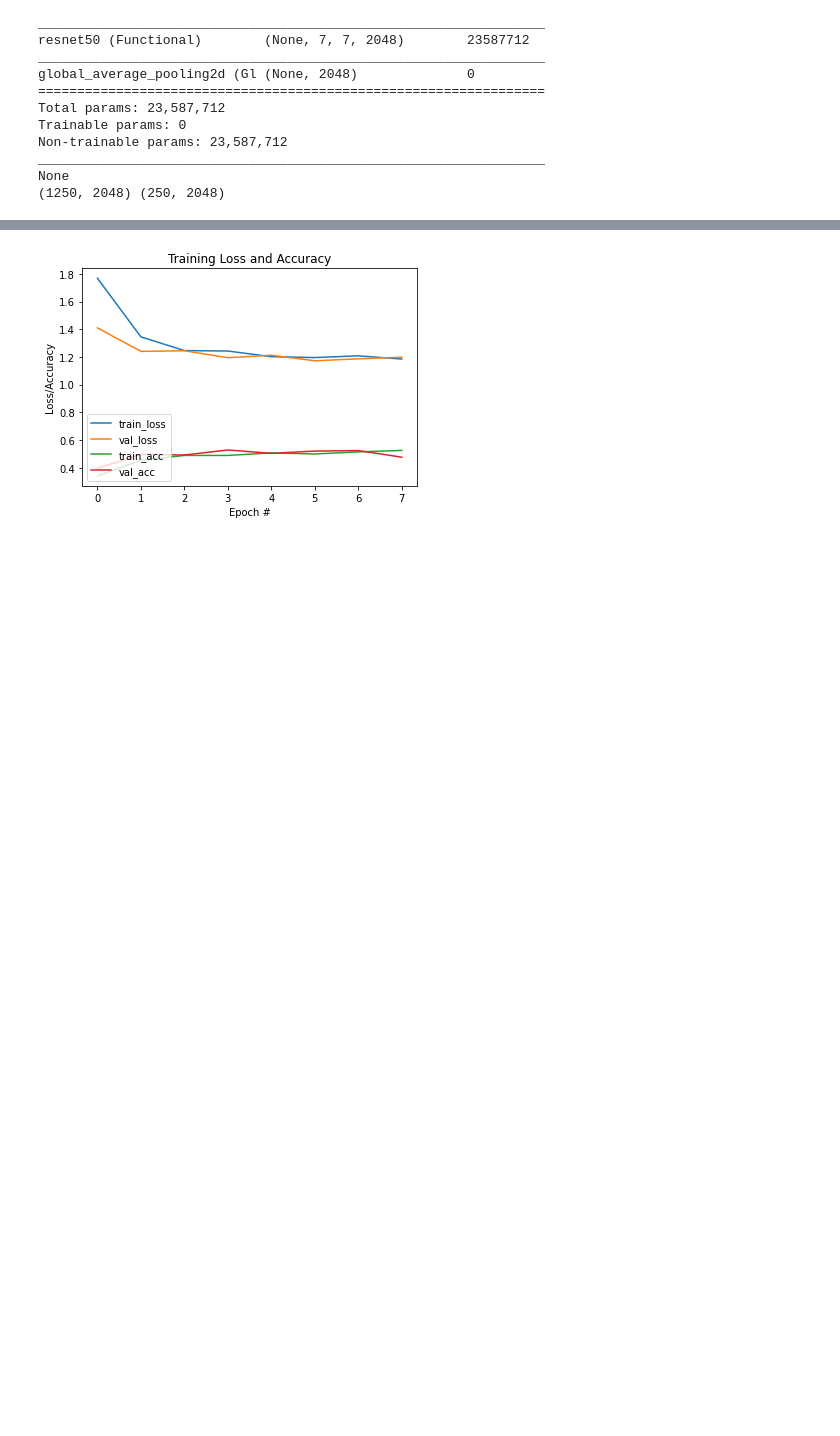
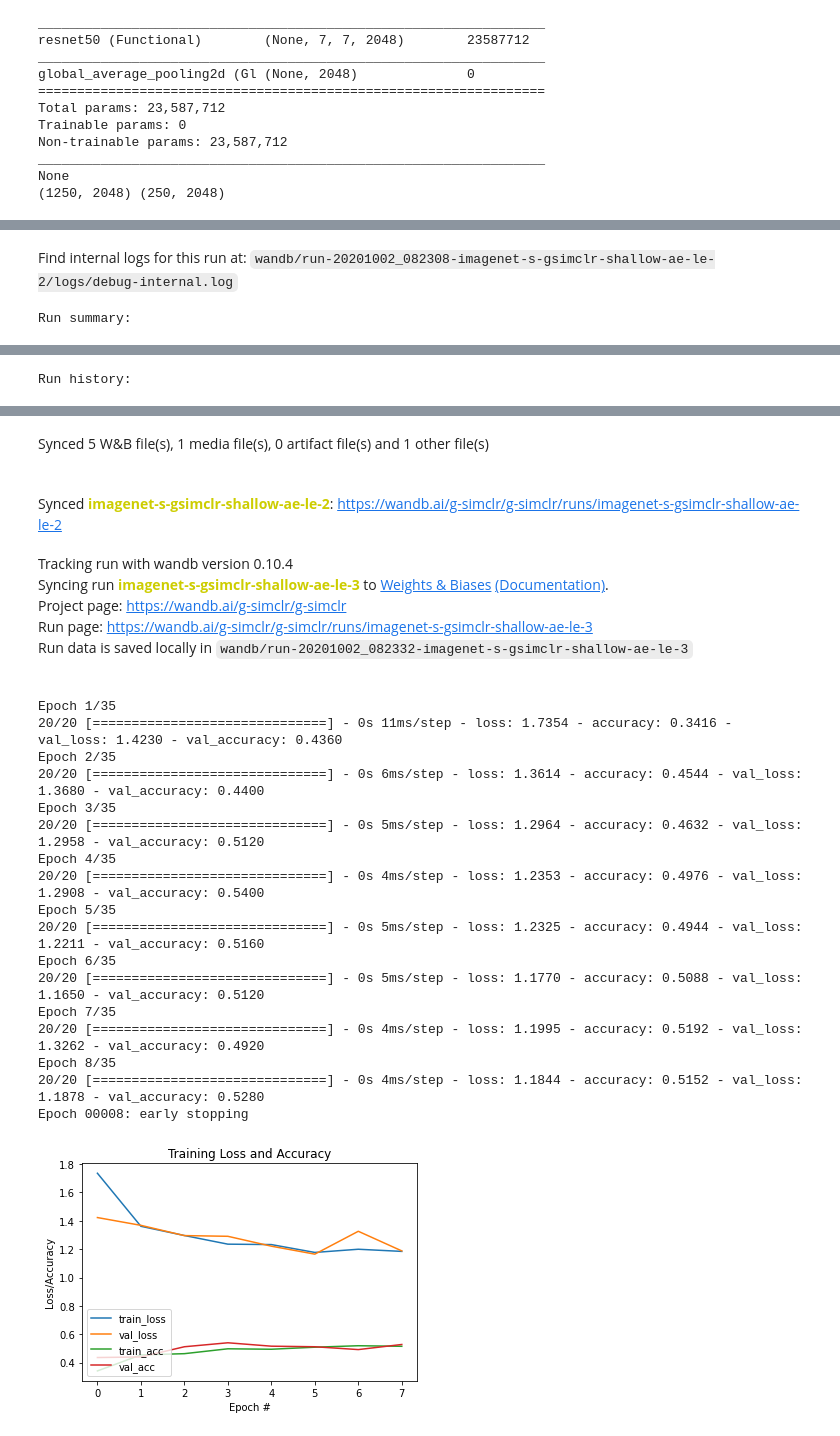
Before and after one commit to ariG23498/G-SimCLR, a Jupyter notebook: Imagenet_Subset/SimCLR_Pseudo_Labels/Shallow Autoencoder/Linear_Evaluation.ipynb, the cells around one changed output, grey strips where cells are left out. Drawn from its saved outputs; the diff is of its cells as text; code cells hidden in the pictures; blank space fills up the shorter version.

```diff
--- a/Imagenet_Subset/SimCLR_Pseudo_Labels/Shallow Autoencoder/Linear_Evaluation.ipynb
+++ b/Imagenet_Subset/SimCLR_Pseudo_Labels/Shallow Autoencoder/Linear_Evaluation.ipynb
@@ -345,6 +407,9 @@ _________________________________________________________________
 None
 (1250, 2048) (250, 2048)
 # %%
+# Initialize wandb
+wandb.init(entity="g-simclr", project="g-simclr", id="imagenet-s-gsimclr-shallow-ae-le-3")
+
 linear_model = get_linear_model(2048)
 linear_model.compile(loss="sparse_categorical_crossentropy", metrics=["accuracy"],
                      optimizer="adam")
@@ -352,6 +417,6 @@ history = linear_model.fit(train_features, y_train_enc,
                  validation_data=(test_features, y_test_enc),
                  batch_size=64,
                  epochs=35,
-                 callbacks=[es])
+                 callbacks=[es, WandbCallback()])
 plot_training(history)
 # %% [output]
@@ -374,0 +427,2 @@ Epoch 00008: early stopping
+Find internal logs for this run at: wandb/run-20201002_082308-imagenet-s-gsimclr-shallow-ae-le-2/logs/debug-internal.log
+Run summary:
@@ -374,0 +439 @@ Epoch 00008: early stopping
+Run history:
@@ -375 +448,25 @@ Epoch 00008: early stopping
+Synced 5 W&B file(s), 1 media file(s), 0 artifact file(s) and 1 other file(s)
+Synced imagenet-s-gsimclr-shallow-ae-le-2: https://wandb.ai/g-simclr/g-simclr/runs/imagenet-s-gsimclr-shallow-ae-le-2
+Tracking run with wandb version 0.10.4
+Syncing run imagenet-s-gsimclr-shallow-ae-le-3 to Weights & Biases (Documentation).
+Project page: https://wandb.ai/g-simclr/g-simclr
+Run page: https://wandb.ai/g-simclr/g-simclr/runs/imagenet-s-gsimclr-shallow-ae-le-3
+Run data is saved locally in wandb/run-20201002_082332-imagenet-s-gsimclr-shallow-ae-le-3
+Epoch 1/35
+20/20 [==============================] - 0s 11ms/step - loss: 1.7354 - accuracy: 0.3416 - val_loss: 1.4230 - val_accuracy: 0.4360
+Epoch 2/35
+20/20 [==============================] - 0s 6ms/step - loss: 1.3614 - accuracy: 0.4544 - val_loss: 1.3680 - val_accuracy: 0.4400
+Epoch 3/35
+20/20 [==============================] - 0s 5ms/step - loss: 1.2964 - accuracy: 0.4632 - val_loss: 1.2958 - val_accuracy: 0.5120
+Epoch 4/35
+20/20 [==============================] - 0s 4ms/step - loss: 1.2353 - accuracy: 0.4976 - val_loss: 1.2908 - val_accuracy: 0.5400
+Epoch 5/35
+20/20 [==============================] - 0s 5ms/step - loss: 1.2325 - accuracy: 0.4944 - val_loss: 1.2211 - val_accuracy: 0.5160
+Epoch 6/35
+20/20 [==============================] - 0s 5ms/step - loss: 1.1770 - accuracy: 0.5088 - val_loss: 1.1650 - val_accuracy: 0.5120
+Epoch 7/35
+20/20 [==============================] - 0s 4ms/step - loss: 1.1995 - accuracy: 0.5192 - val_loss: 1.3262 - val_accuracy: 0.4920
+Epoch 8/35
+20/20 [==============================] - 0s 4ms/step - loss: 1.1844 - accuracy: 0.5152 - val_loss: 1.1878 - val_accuracy: 0.5280
+Epoch 00008: early stopping
-[figure, old version]
+[figure, new version]
```
Also changed, not shown: parts of 10 cells of this notebook.
